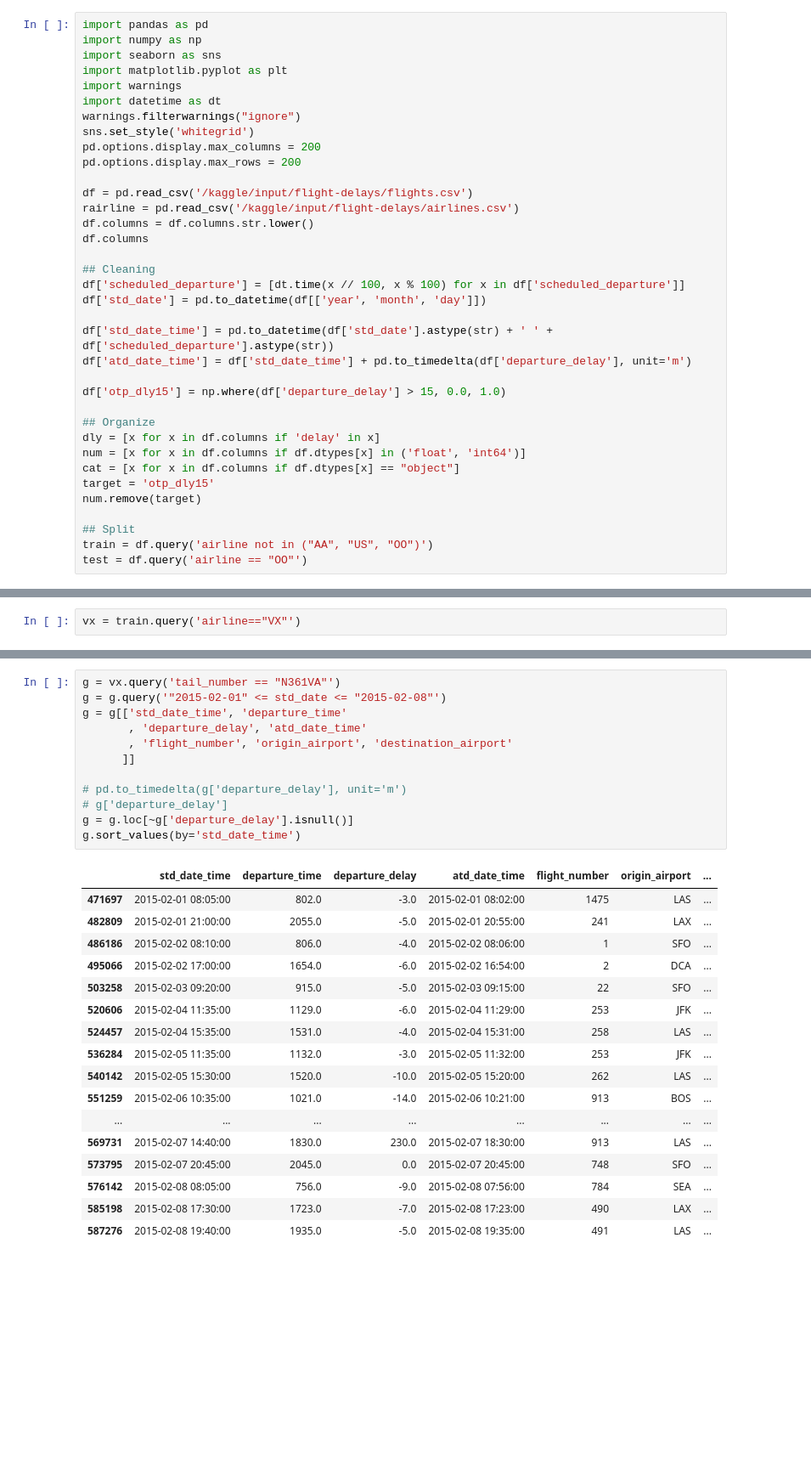
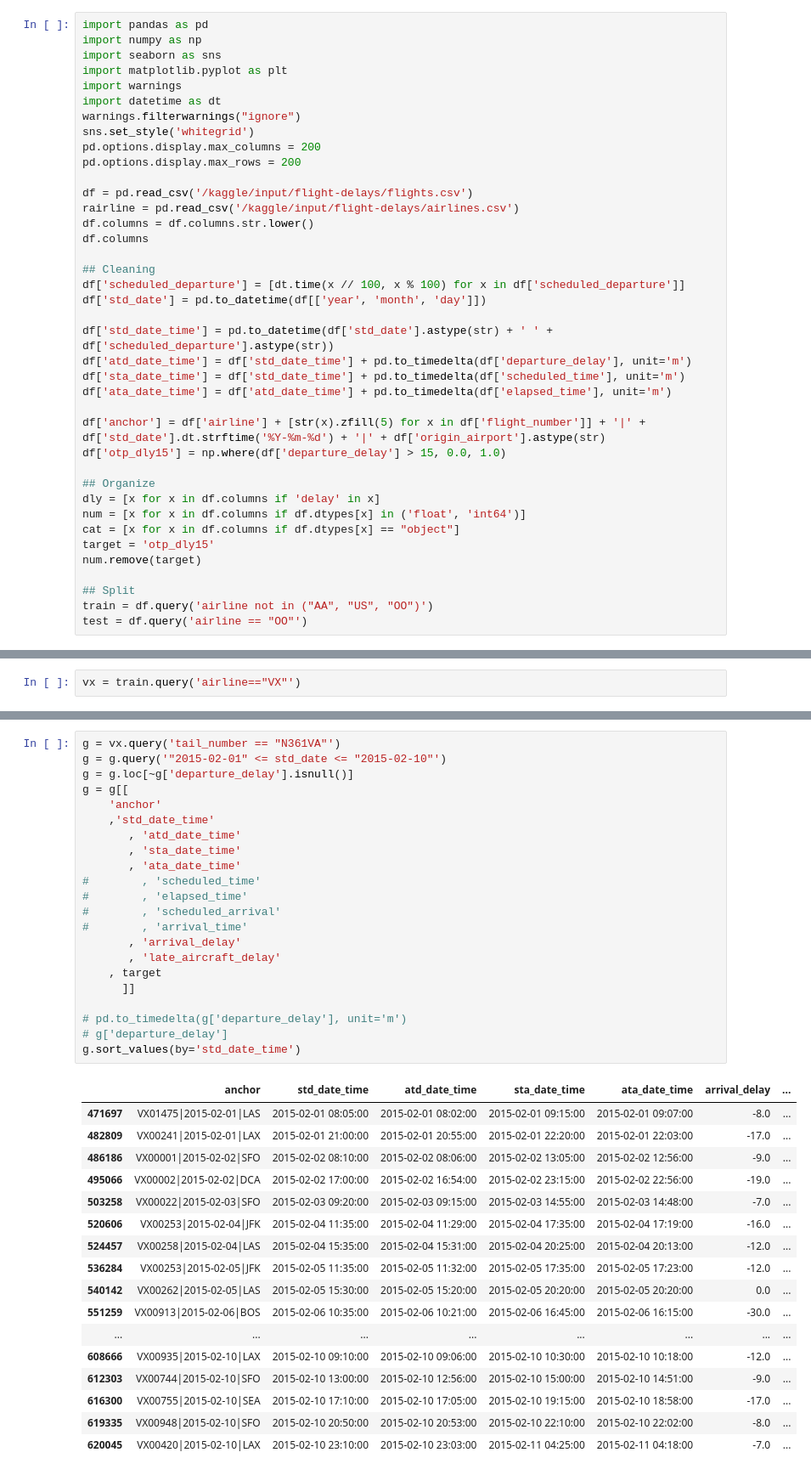
Before and after one commit to cmd-master/airline, a Jupyter notebook: airline-delays.ipynb, the cells around one changed output, grey strips where cells are left out. Shown at 85% size. Saved outputs shown, nothing was run; the diff lists cells and outputs as text; blank space fills up the shorter version.

Commit message:
Kaggle Notebook | USA Airline Delays in 2015 | Version 10

```diff
--- a/airline-delays.ipynb
+++ b/airline-delays.ipynb
@@ -23,7 +25,10 @@ df['std_date'] = pd.to_datetime(df[['year', 'month', 'day']])
 
 df['std_date_time'] = pd.to_datetime(df['std_date'].astype(str) + ' ' + df['scheduled_departure'].astype(str))
 df['atd_date_time'] = df['std_date_time'] + pd.to_timedelta(df['departure_delay'], unit='m')
+df['sta_date_time'] = df['std_date_time'] + pd.to_timedelta(df['scheduled_time'], unit='m')
+df['ata_date_time'] = df['atd_date_time'] + pd.to_timedelta(df['elapsed_time'], unit='m')
 
+df['anchor'] = df['airline'] + [str(x).zfill(5) for x in df['flight_number']] + '|' + df['std_date'].dt.strftime('%Y-%m-%d') + '|' + df['origin_airport'].astype(str)
 df['otp_dly15'] = np.where(df['departure_delay'] > 15, 0.0, 1.0)
 
 ## Organize
@@ -115,30 +89,40 @@ cat
 # %%
 g = vx.query('tail_number == "N361VA"')
-g = g.query('"2015-02-01" <= std_date <= "2015-02-08"')
-g = g[['std_date_time', 'departure_time'
-       , 'departure_delay', 'atd_date_time'
-       , 'flight_number', 'origin_airport', 'destination_airport'
+g = g.query('"2015-02-01" <= std_date <= "2015-02-10"')
+g = g.loc[~g['departure_delay'].isnull()]
+g = g[[
+    'anchor'
+    ,'std_date_time'
+       , 'atd_date_time'
+       , 'sta_date_time'
+       , 'ata_date_time'
+#        , 'scheduled_time'
+#        , 'elapsed_time'
+#        , 'scheduled_arrival'
+#        , 'arrival_time'
+       , 'arrival_delay'
+       , 'late_aircraft_delay'
+    , target
       ]]
 
 # pd.to_timedelta(g['departure_delay'], unit='m')
 # g['departure_delay']
-g = g.loc[~g['departure_delay'].isnull()]
 g.sort_values(by='std_date_time')
 # %% [output]
-|  | std_date_time | departure_time | departure_delay | atd_date_time | flight_number | origin_airport | ... |
-| 471697 | 2015-02-01 08:05:00 | 802.0 | -3.0 | 2015-02-01 08:02:00 | 1475 | LAS | ... |
-| 482809 | 2015-02-01 21:00:00 | 2055.0 | -5.0 | 2015-02-01 20:55:00 | 241 | LAX | ... |
-| 486186 | 2015-02-02 08:10:00 | 806.0 | -4.0 | 2015-02-02 08:06:00 | 1 | SFO | ... |
-| 495066 | 2015-02-02 17:00:00 | 1654.0 | -6.0 | 2015-02-02 16:54:00 | 2 | DCA | ... |
-| 503258 | 2015-02-03 09:20:00 | 915.0 | -5.0 | 2015-02-03 09:15:00 | 22 | SFO | ... |
-| 520606 | 2015-02-04 11:35:00 | 1129.0 | -6.0 | 2015-02-04 11:29:00 | 253 | JFK | ... |
-| 524457 | 2015-02-04 15:35:00 | 1531.0 | -4.0 | 2015-02-04 15:31:00 | 258 | LAS | ... |
-| 536284 | 2015-02-05 11:35:00 | 1132.0 | -3.0 | 2015-02-05 11:32:00 | 253 | JFK | ... |
-| 540142 | 2015-02-05 15:30:00 | 1520.0 | -10.0 | 2015-02-05 15:20:00 | 262 | LAS | ... |
-| 551259 | 2015-02-06 10:35:00 | 1021.0 | -14.0 | 2015-02-06 10:21:00 | 913 | BOS | ... |
+|  | anchor | std_date_time | atd_date_time | sta_date_time | ata_date_time | arrival_delay | ... |
+| 471697 | VX01475|2015-02-01|LAS | 2015-02-01 08:05:00 | 2015-02-01 08:02:00 | 2015-02-01 09:15:00 | 2015-02-01 09:07:00 | -8.0 | ... |
+| 482809 | VX00241|2015-02-01|LAX | 2015-02-01 21:00:00 | 2015-02-01 20:55:00 | 2015-02-01 22:20:00 | 2015-02-01 22:03:00 | -17.0 | ... |
+| 486186 | VX00001|2015-02-02|SFO | 2015-02-02 08:10:00 | 2015-02-02 08:06:00 | 2015-02-02 13:05:00 | 2015-02-02 12:56:00 | -9.0 | ... |
+| 495066 | VX00002|2015-02-02|DCA | 2015-02-02 17:00:00 | 2015-02-02 16:54:00 | 2015-02-02 23:15:00 | 2015-02-02 22:56:00 | -19.0 | ... |
+| 503258 | VX00022|2015-02-03|SFO | 2015-02-03 09:20:00 | 2015-02-03 09:15:00 | 2015-02-03 14:55:00 | 2015-02-03 14:48:00 | -7.0 | ... |
+| 520606 | VX00253|2015-02-04|JFK | 2015-02-04 11:35:00 | 2015-02-04 11:29:00 | 2015-02-04 17:35:00 | 2015-02-04 17:19:00 | -16.0 | ... |
+| 524457 | VX00258|2015-02-04|LAS | 2015-02-04 15:35:00 | 2015-02-04 15:31:00 | 2015-02-04 20:25:00 | 2015-02-04 20:13:00 | -12.0 | ... |
+| 536284 | VX00253|2015-02-05|JFK | 2015-02-05 11:35:00 | 2015-02-05 11:32:00 | 2015-02-05 17:35:00 | 2015-02-05 17:23:00 | -12.0 | ... |
+| 540142 | VX00262|2015-02-05|LAS | 2015-02-05 15:30:00 | 2015-02-05 15:20:00 | 2015-02-05 20:20:00 | 2015-02-05 20:20:00 | 0.0 | ... |
+| 551259 | VX00913|2015-02-06|BOS | 2015-02-06 10:35:00 | 2015-02-06 10:21:00 | 2015-02-06 16:45:00 | 2015-02-06 16:15:00 | -30.0 | ... |
 | ... | ... | ... | ... | ... | ... | ... | ... |
-| 569731 | 2015-02-07 14:40:00 | 1830.0 | 230.0 | 2015-02-07 18:30:00 | 913 | LAS | ... |
-| 573795 | 2015-02-07 20:45:00 | 2045.0 | 0.0 | 2015-02-07 20:45:00 | 748 | SFO | ... |
-| 576142 | 2015-02-08 08:05:00 | 756.0 | -9.0 | 2015-02-08 07:56:00 | 784 | SEA | ... |
-| 585198 | 2015-02-08 17:30:00 | 1723.0 | -7.0 | 2015-02-08 17:23:00 | 490 | LAX | ... |
-| 587276 | 2015-02-08 19:40:00 | 1935.0 | -5.0 | 2015-02-08 19:35:00 | 491 | LAS | ... |
+| 608666 | VX00935|2015-02-10|LAX | 2015-02-10 09:10:00 | 2015-02-10 09:06:00 | 2015-02-10 10:30:00 | 2015-02-10 10:18:00 | -12.0 | ... |
+| 612303 | VX00744|2015-02-10|SFO | 2015-02-10 13:00:00 | 2015-02-10 12:56:00 | 2015-02-10 15:00:00 | 2015-02-10 14:51:00 | -9.0 | ... |
+| 616300 | VX00755|2015-02-10|SEA | 2015-02-10 17:10:00 | 2015-02-10 17:05:00 | 2015-02-10 19:15:00 | 2015-02-10 18:58:00 | -17.0 | ... |
+| 619335 | VX00948|2015-02-10|SFO | 2015-02-10 20:50:00 | 2015-02-10 20:53:00 | 2015-02-10 22:10:00 | 2015-02-10 22:02:00 | -8.0 | ... |
+| 620045 | VX00420|2015-02-10|LAX | 2015-02-10 23:10:00 | 2015-02-10 23:03:00 | 2015-02-11 04:25:00 | 2015-02-11 04:18:00 | -7.0 | ... |
```
Also changed, not shown: parts of 11 cells of this notebook.
